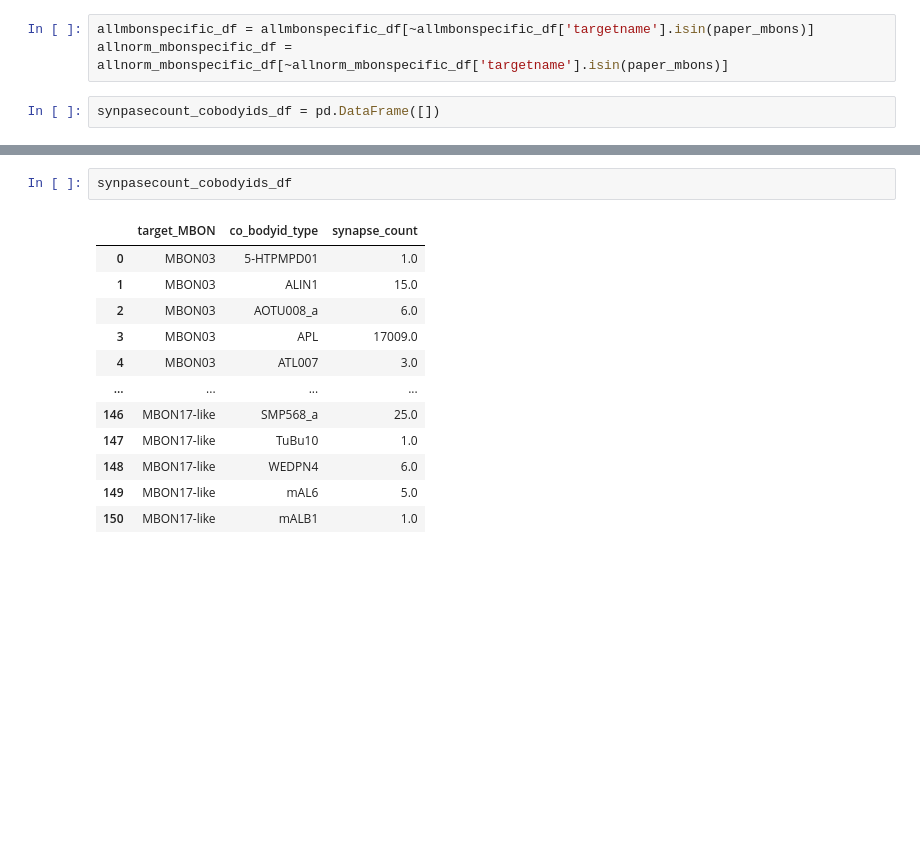
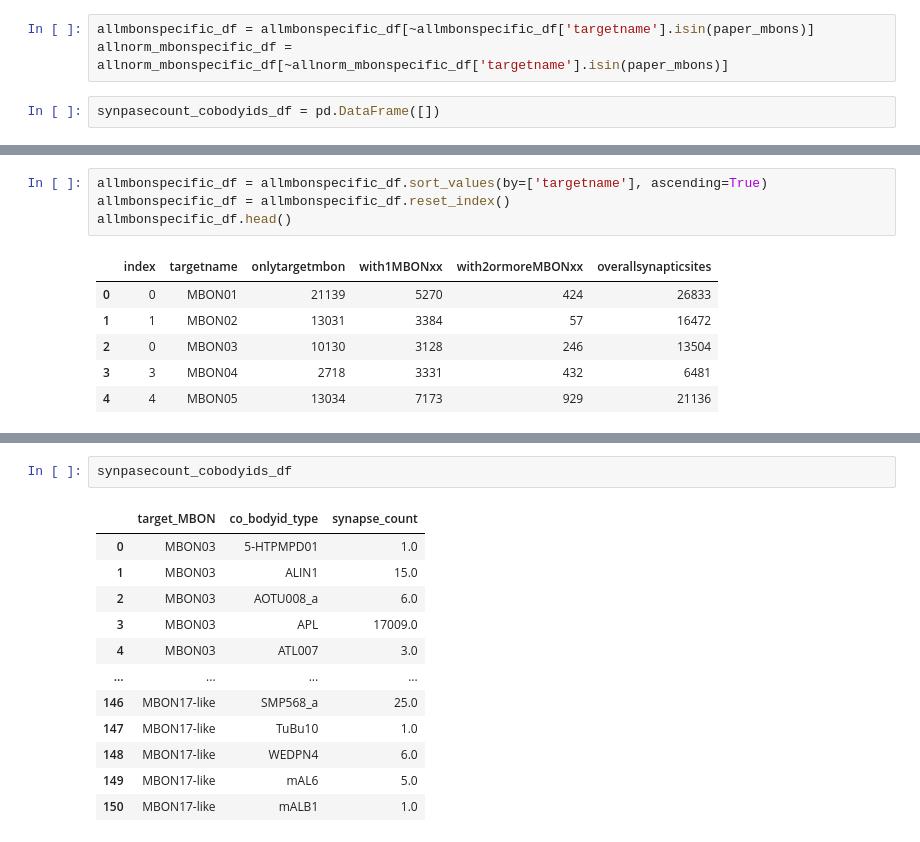
Before and after one commit to jagannathancolabs/2022_postsynapticplasticity, a Jupyter notebook: python/kcmbon_postsynapticspecificity.ipynb, the cells around one changed output, grey strips where cells are left out. Drawn from its saved outputs; the diff is of its cells as text; blank space fills up the shorter version.

```diff
--- a/python/kcmbon_postsynapticspecificity.ipynb
+++ b/python/kcmbon_postsynapticspecificity.ipynb
@@ -399,3 +389,14 @@ kc neuron types that are connected to target mbon:  ['KCg-m' 'KCg-d' 'KCg-t' 'KC
 connected to kcs:  [518930199]
 mbons not connected to kcs:  [611089775]
 skipping as  MBON35 analysis already done
+# %%
+allmbonspecific_df = allmbonspecific_df.sort_values(by=['targetname'], ascending=True)
+allmbonspecific_df = allmbonspecific_df.reset_index()
+allmbonspecific_df.head()
+# %% [output]
+|  | index | targetname | onlytargetmbon | with1MBONxx | with2ormoreMBONxx | overallsynapticsites |
+| 0 | 0 | MBON01 | 21139 | 5270 | 424 | 26833 |
+| 1 | 1 | MBON02 | 13031 | 3384 | 57 | 16472 |
+| 2 | 0 | MBON03 | 10130 | 3128 | 246 | 13504 |
+| 3 | 3 | MBON04 | 2718 | 3331 | 432 | 6481 |
+| 4 | 4 | MBON05 | 13034 | 7173 | 929 | 21136 |
```
Also changed, not shown: parts of 8 cells of this notebook, 7 other files.
